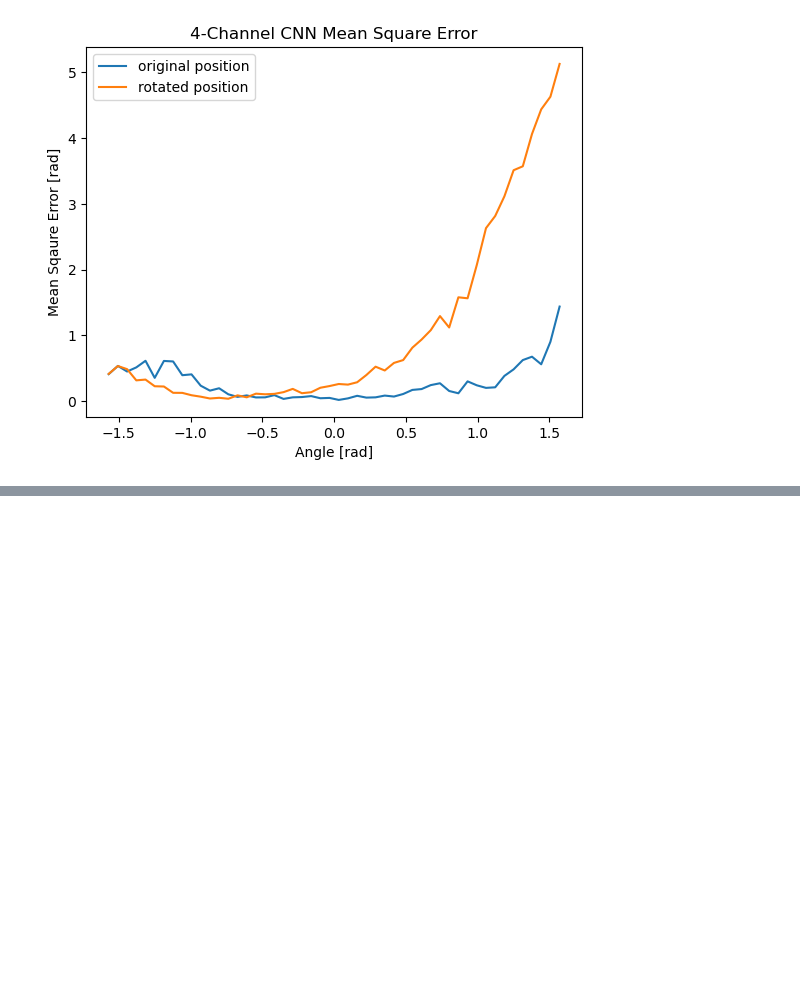
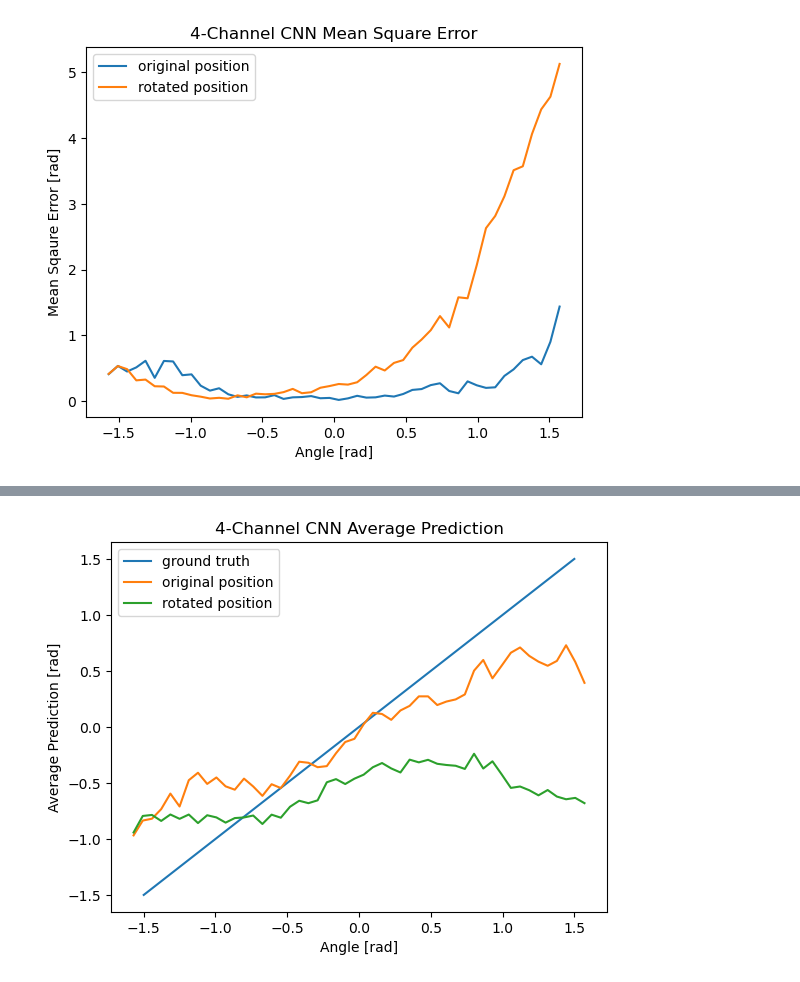
Before and after one commit to Tilman-Burghoff/acoustic-sensing, a Jupyter notebook: experiment3/analyse_rotation_experiment.ipynb, the cells around one changed output, grey strips where cells are left out. Saved outputs shown, nothing was run; the diff lists cells and outputs as text; code cells hidden in the pictures; blank space fills up the shorter version.

```diff
--- a/experiment3/analyse_rotation_experiment.ipynb
+++ b/experiment3/analyse_rotation_experiment.ipynb
@@ -79,0 +105,4 @@ make_mse_plot("4-Channel CNN")
+# %%
+make_avg_plot("4-Channel CNN")
+# %% [output]
+[figure, added]
```
Also changed, not shown: parts of 3 cells of this notebook.
